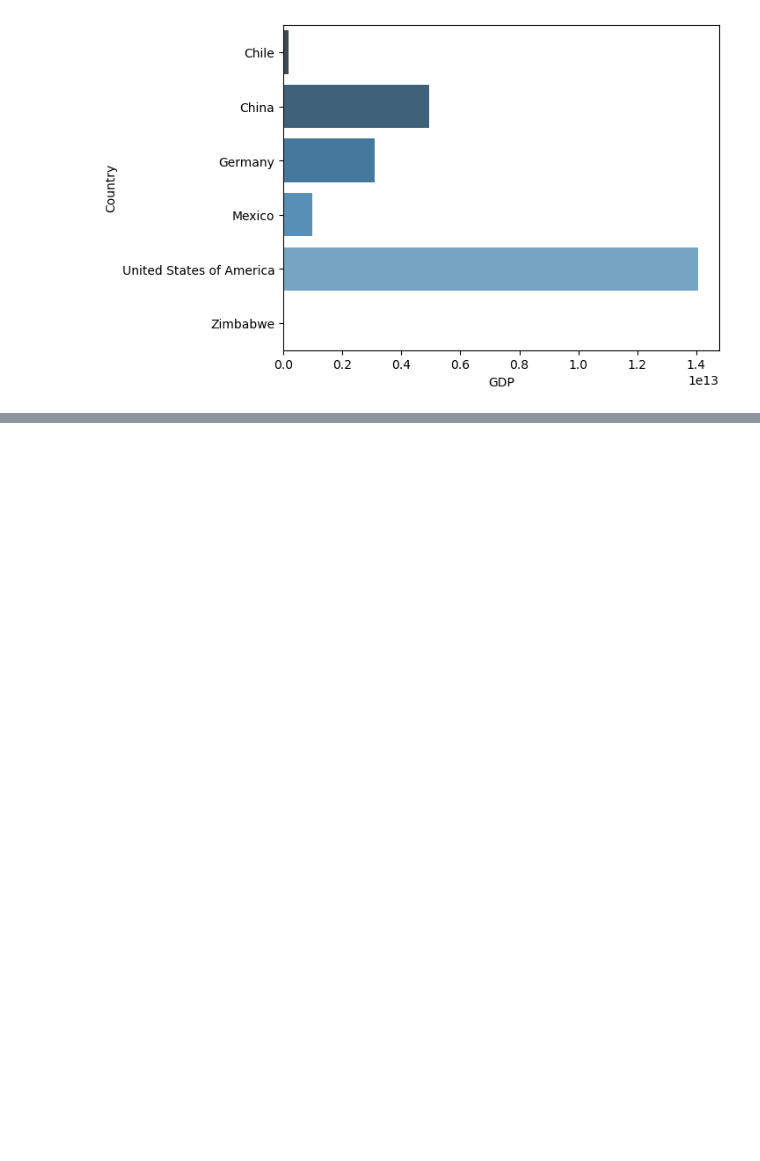
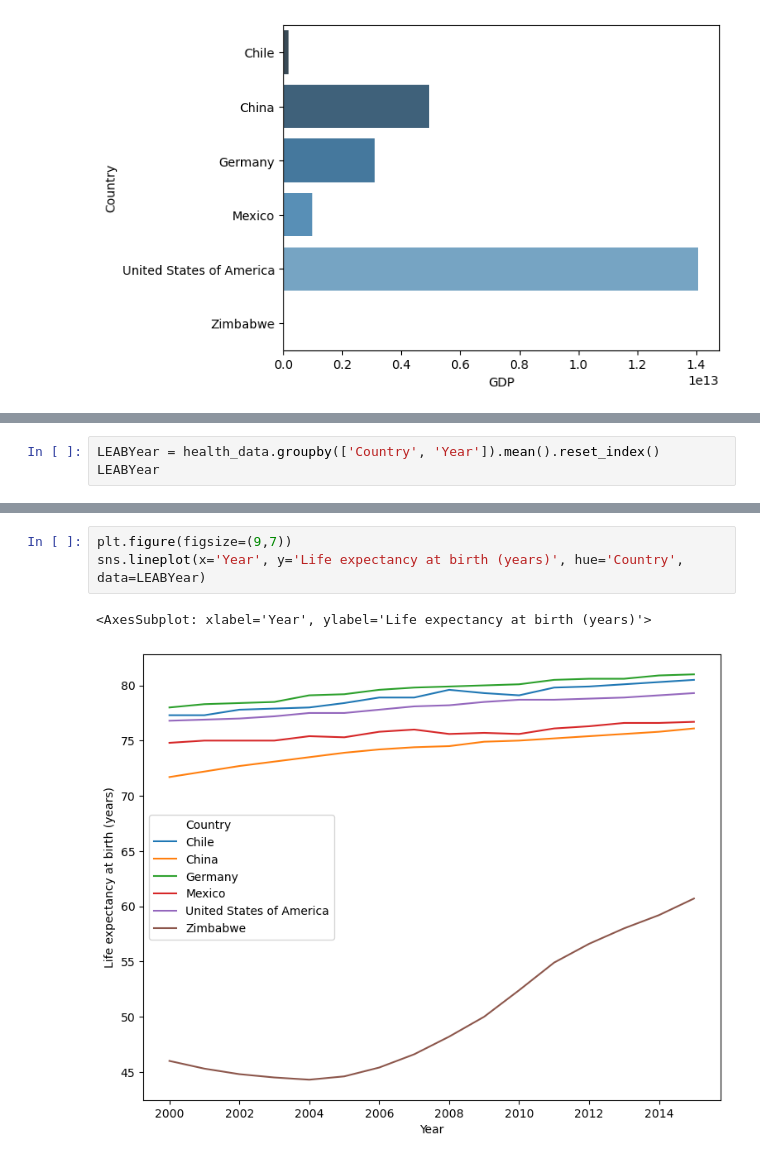
Before and after one commit to Tovborg/Life-Expectancy-and-GDP, a Jupyter notebook: life_expectancy_gdp.ipynb, the cells around one changed output, grey strips where cells are left out. Saved outputs shown, nothing was run; the diff lists cells and outputs as text; blank space fills up the shorter version.

Commit message:
GDP and LEABY improvements over time

```diff
--- a/life_expectancy_gdp.ipynb
+++ b/life_expectancy_gdp.ipynb
@@ -96,0 +151,3 @@ In the above barplot we can that the US has the highest GDP, followed by China a
+# %%
+LEABYear = health_data.groupby(['Country', 'Year']).mean().reset_index()
+LEABYear
@@ -96,0 +168,6 @@ In the above barplot we can that the US has the highest GDP, followed by China a
+# %%
+plt.figure(figsize=(9,7))
+sns.lineplot(x='Year', y='Life expectancy at birth (years)', hue='Country', data=LEABYear)
+# %% [output]
+<AxesSubplot: xlabel='Year', ylabel='Life expectancy at birth (years)'>
+[figure, added]
```
Also changed, not shown: parts of 12 cells of this notebook.
